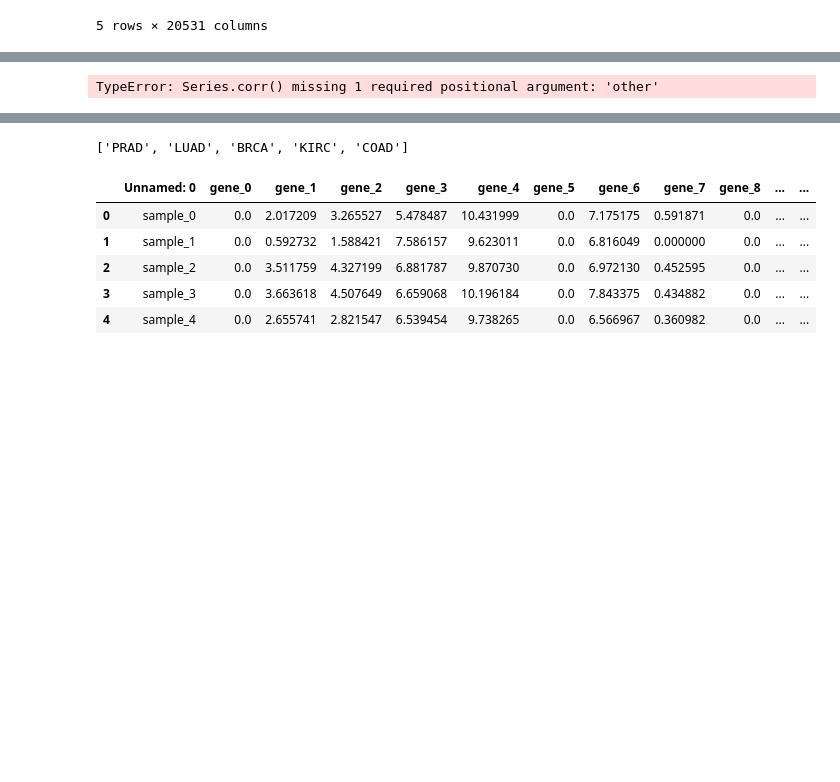
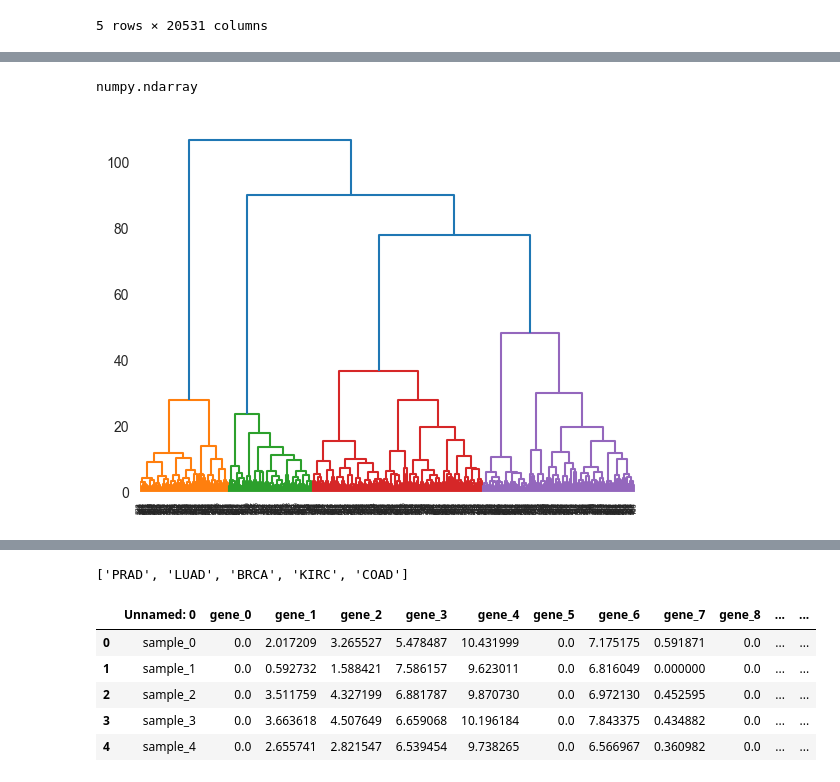
Before and after one commit to EdwinR01/DANA_4840, a Jupyter notebook: Edwin_DANA4840.ipynb, the cells around one changed output, grey strips where cells are left out. Cells and saved outputs as stored; diff of their text form; code cells hidden in the pictures; blank space fills up the shorter version.

Commit message:
Calculated distances across the genes

```diff
--- a/Edwin_DANA4840.ipynb
+++ b/Edwin_DANA4840.ipynb
@@ -160,11 +139,14 @@ scaled_data=scaler.fit_transform(df_numerical)
+# %%
+type(scaled_data)
+# %% [output]
+numpy.ndarray
 # %%
-# Using parallel computing to compute the distance matrix , this is equivalent to R as dist(X,method = "euclidean")
-from scipy.spatial.distance import pdist
+# Now that we have the distance scaled matrix, we will use the hierarchical clustering to see the relationship between the genes
+from scipy.cluster.hierarchy import linkage, dendrogram
 
-def compute_distance(df):
-    return pdist(df.T.corr().values)
+linkage_matrix= linkage(dist_scaled, method='ward')
 
-# Using swift as parallel computing
-dist = df_numerical.swifter.apply(compute_distance)
+dendrogram(linkage_matrix)
+plt.show()
 # %% [output]
-TypeError: Series.corr() missing 1 required positional argument: 'other'
+[figure, added]
```
Also changed, not shown: parts of 11 cells of this notebook.
